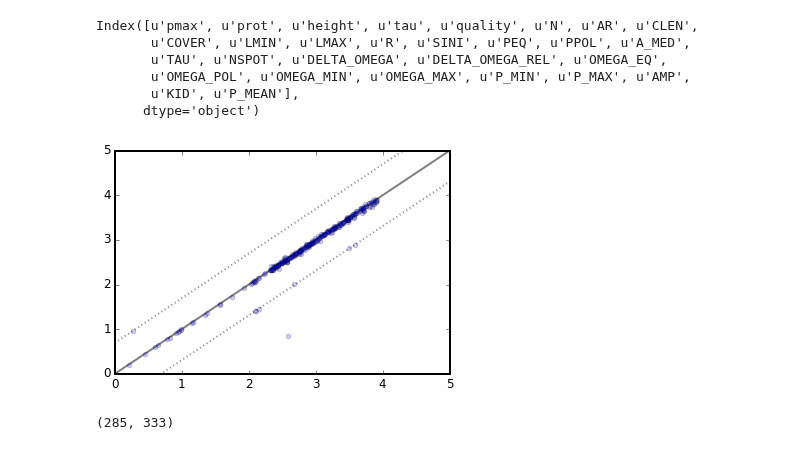
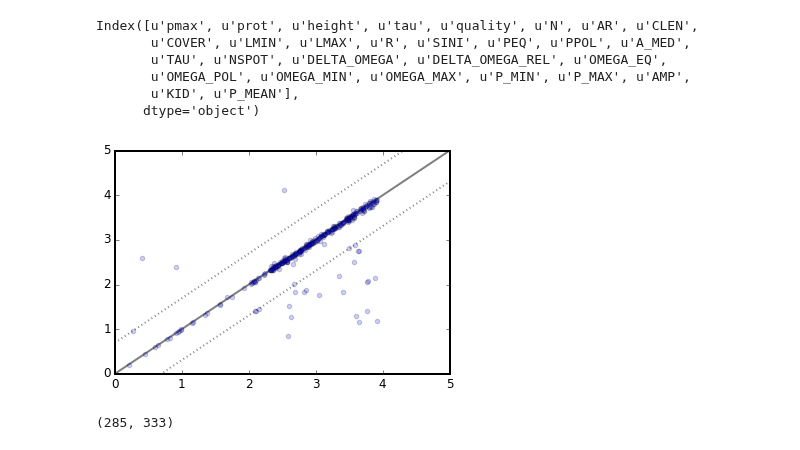
Before and after one commit to RuthAngus/GProtation, a Jupyter notebook: notebooks_tdm/summary.ipynb, the cells around one changed output. Drawn from its saved outputs; the diff is of its cells as text; code cells hidden in the pictures.

```diff
--- a/notebooks_tdm/summary.ipynb
+++ b/notebooks_tdm/summary.ipynb
@@ -41,26 +41,27 @@ Index([u'pmax', u'prot', u'height', u'tau', u'quality', u'N', u'AR', u'CLEN',
 # %%
 %matplotlib inline
 import matplotlib.pyplot as plt
 import mpld3
 from mpld3 import plugins
 mpld3.enable_notebook()
 
-q = 'tau > 0.5*prot and DELTA_OMEGA==0'
-# q = 'DELTA_OMEGA==0'
+# q = 'tau > 0.5*prot and DELTA_OMEGA==0'
+q = 'DELTA_OMEGA==0'
 
 fig, ax = plt.subplots(1,1)
 points = ax.scatter(np.log(df_acf.query(q)['P_MEAN']), np.log(df_acf.query(q).prot),
                     alpha=0.2)
 ax.plot(range(6), range(6), 'k', lw=2, alpha=0.5, zorder=0)
 ax.plot(range(6), np.arange(6) + np.log(2), ls=':', c='k', alpha=0.5)
 ax.plot(range(6), np.arange(6) - np.log(2), ls=':', c='k', alpha=0.5)
 ax.set_xlim((0,5))
 ax.set_ylim((0,5))
-tooltip = plugins.PointLabelTooltip(points, labels=['{}: {:.2f}'.format(i, df_acf.ix[i, 'P_MEAN'])
+tooltip = plugins.PointLabelTooltip(points, labels=['{}: {:.2f} ({:.2f})'.format(i, df_acf.ix[i, 'P_MEAN'],
+                                                                                 df_acf.ix[i, 'prot'])
                                                     for i in df_acf.query(q).index])
 plugins.connect(fig, tooltip)
 # %% [output]
-[figure, old version]
+[figure, new version]
 # %%
 len(df_acf.query(q)), len(df_acf.query('DELTA_OMEGA==0'))
 # %% [output]
```
Also changed, not shown: 1 other file.
